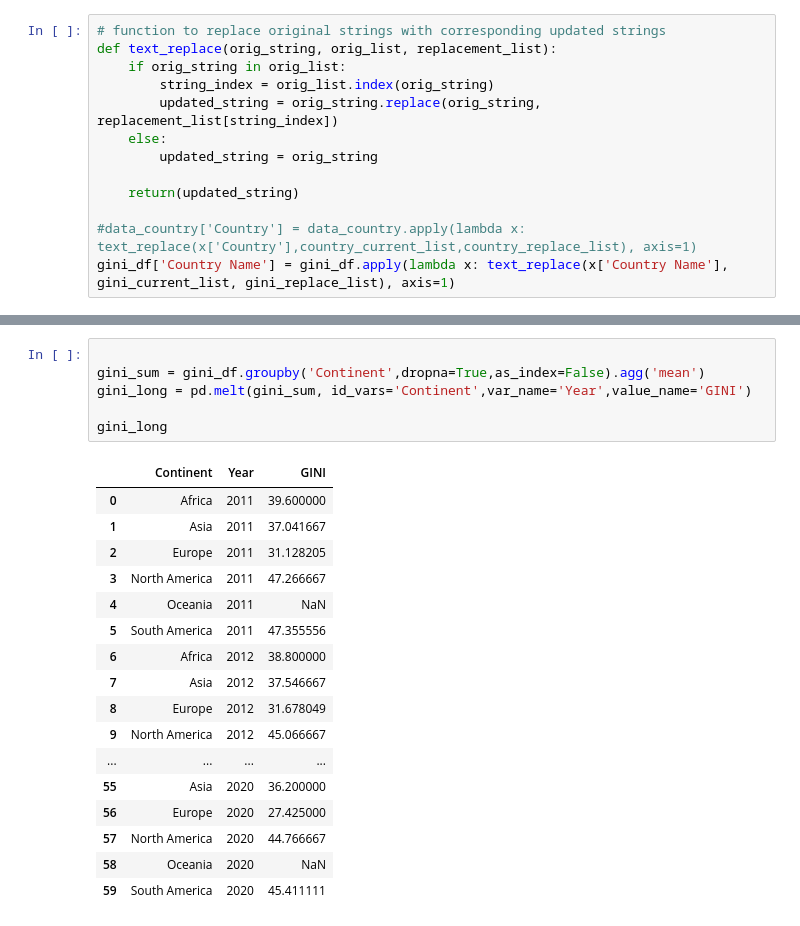
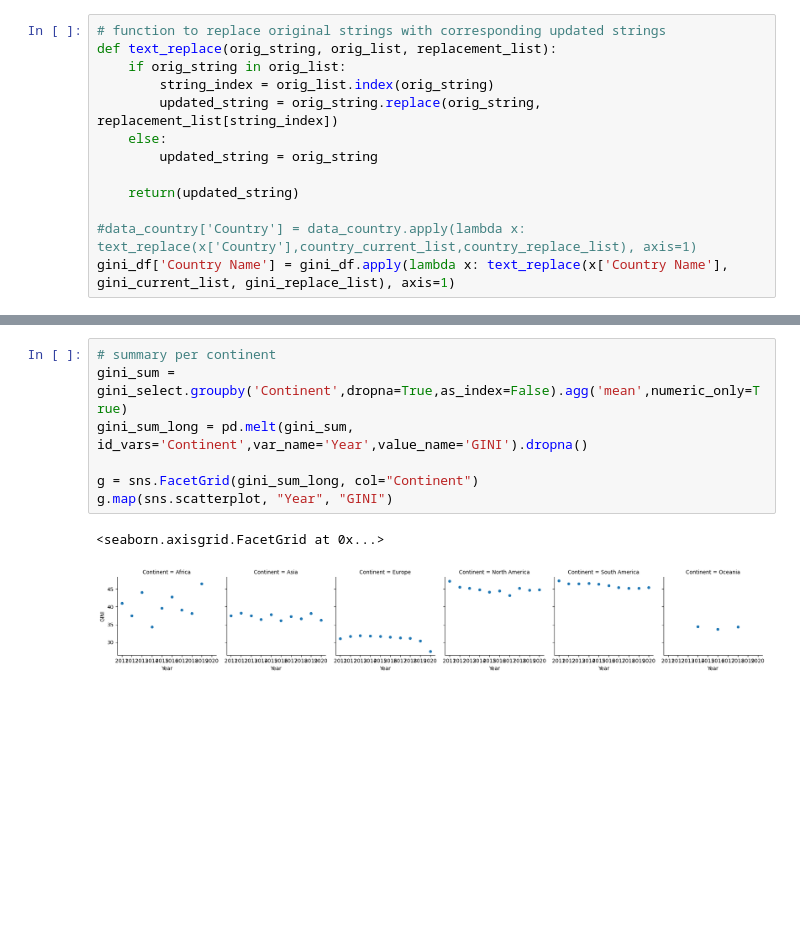
Before and after one commit to ivabrunec/worldbank_trends, a Jupyter notebook: gini_gdp_wdvp.ipynb, the cells around one changed output, grey strips where cells are left out. Drawn from its saved outputs; the diff is of its cells as text; blank space fills up the shorter version.

```diff
--- a/gini_gdp_wdvp.ipynb
+++ b/gini_gdp_wdvp.ipynb
@@ -88,24 +93,10 @@ gini_sum
 # %%
+# summary per continent
+gini_sum = gini_select.groupby('Continent',dropna=True,as_index=False).agg('mean',numeric_only=True)
+gini_sum_long = pd.melt(gini_sum, id_vars='Continent',var_name='Year',value_name='GINI').dropna()
 
-gini_sum = gini_df.groupby('Continent',dropna=True,as_index=False).agg('mean')
-gini_long = pd.melt(gini_sum, id_vars='Continent',var_name='Year',value_name='GINI')
-
-gini_long
+g = sns.FacetGrid(gini_sum_long, col="Continent")
+g.map(sns.scatterplot, "Year", "GINI")
 # %% [output]
-|  | Continent | Year | GINI |
-| 0 | Africa | 2011 | 39.600000 |
-| 1 | Asia | 2011 | 37.041667 |
-| 2 | Europe | 2011 | 31.128205 |
-| 3 | North America | 2011 | 47.266667 |
-| 4 | Oceania | 2011 | NaN |
-| 5 | South America | 2011 | 47.355556 |
-| 6 | Africa | 2012 | 38.800000 |
-| 7 | Asia | 2012 | 37.546667 |
-| 8 | Europe | 2012 | 31.678049 |
-| 9 | North America | 2012 | 45.066667 |
-| ... | ... | ... | ... |
-| 55 | Asia | 2020 | 36.200000 |
-| 56 | Europe | 2020 | 27.425000 |
-| 57 | North America | 2020 | 44.766667 |
-| 58 | Oceania | 2020 | NaN |
-| 59 | South America | 2020 | 45.411111 |
+<seaborn.axisgrid.FacetGrid at 0x...>
+[figure, added]
```
Also changed, not shown: parts of 9 cells of this notebook, 3 other files.
